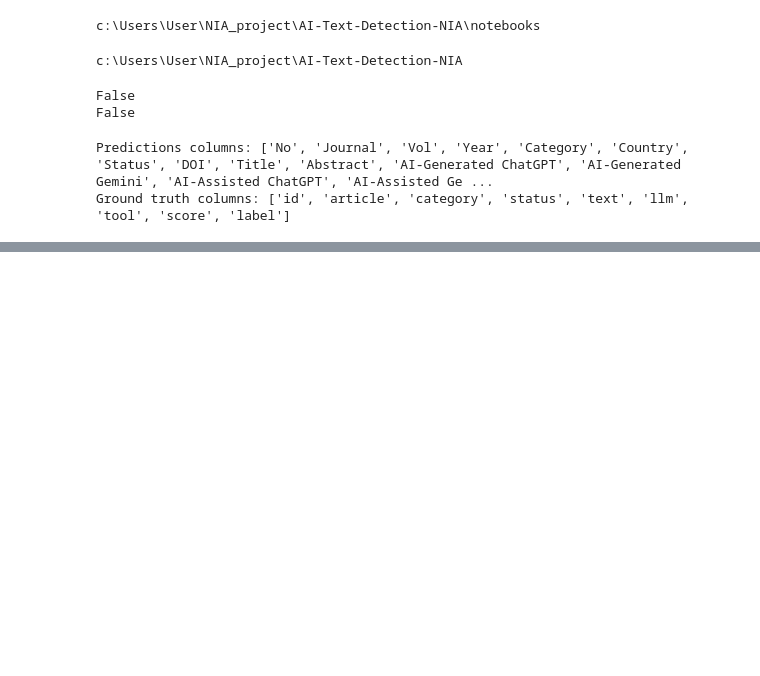
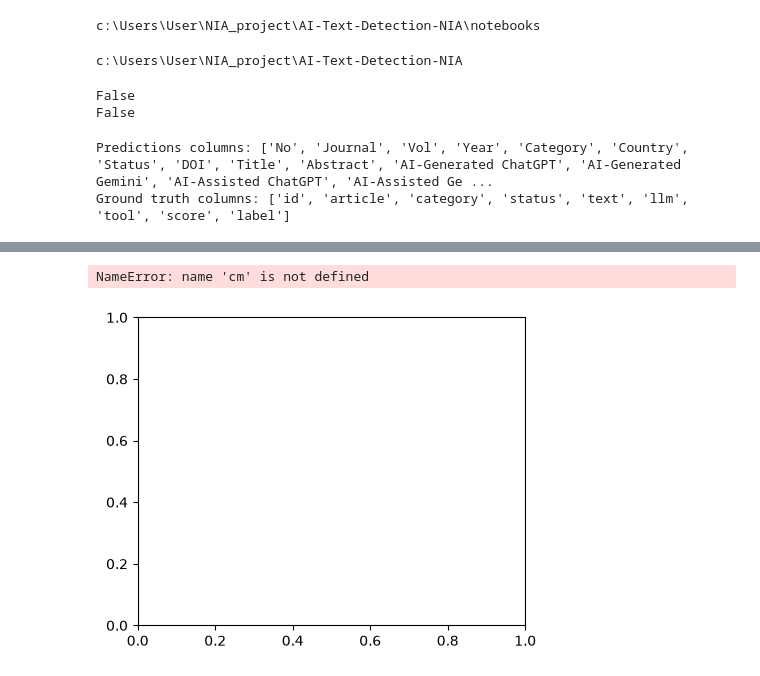
Before and after one commit to musharraf-Mac/AI-Text-Detection-NIA, a Jupyter notebook: notebooks/04_Obj_3_False_positive.ipynb, the cells around one changed output, grey strips where cells are left out. Drawn from its saved outputs; the diff is of its cells as text; code cells hidden in the pictures; blank space fills up the shorter version.

Commit message:
Update AI human text analysis

```diff
--- a/notebooks/04_Obj_3_False_positive.ipynb
+++ b/notebooks/04_Obj_3_False_positive.ipynb
@@ -811,0 +909,27 @@ Ground truth columns: ['id', 'article', 'category', 'status', 'text', 'llm', 'to
+# %%
+import matplotlib.pyplot as plt
+import numpy as np
+
+
+fig, ax = plt.subplots(figsize=(5,4))
+cax = ax.matshow(cm, cmap='Blues')
+fig.colorbar(cax)
+
+labels = ['Human', 'AI']
+ax.set_xticklabels([''] + labels)
+ax.set_yticklabels([''] + labels)
+ax.set_xlabel('Predicted')
+ax.set_ylabel('Actual')
+ax.set_title('Confusion Matrix')
+
+
+for i in range(cm.shape[0]):
+    for j in range(cm.shape[1]):
+        ax.text(j, i, str(cm[i, j]), ha='center', va='center', color='black')
+
+plt.tight_layout()
+plt.savefig('../results/confusion_matrix.png', dpi=300)
+plt.show()
+# %% [output]
+NameError: name 'cm' is not defined
+[figure, added]
```
Also changed, not shown: parts of 2 cells of this notebook.
